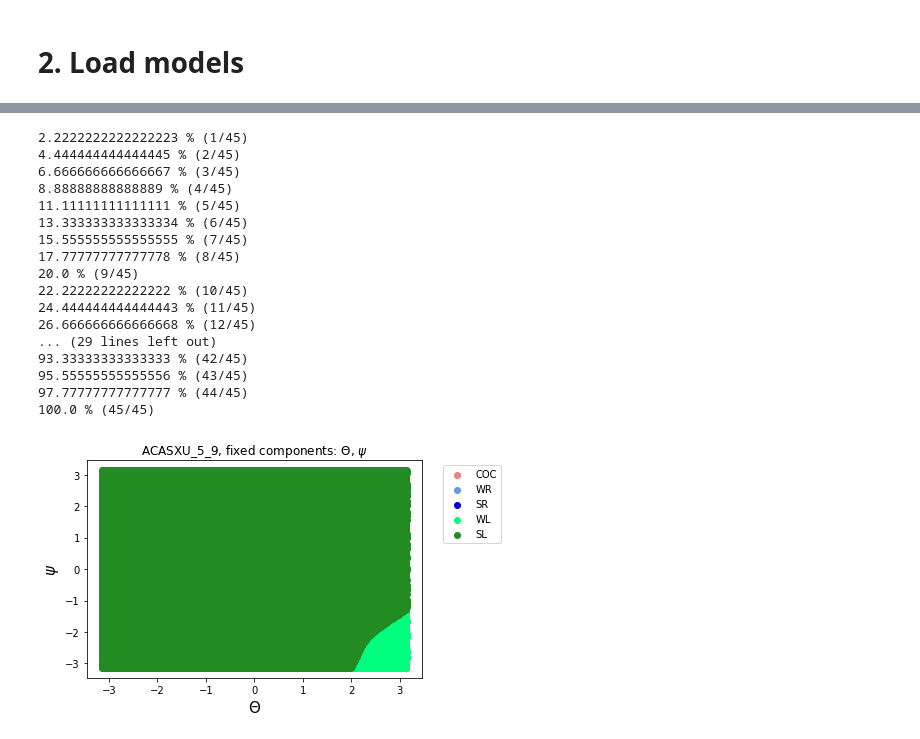
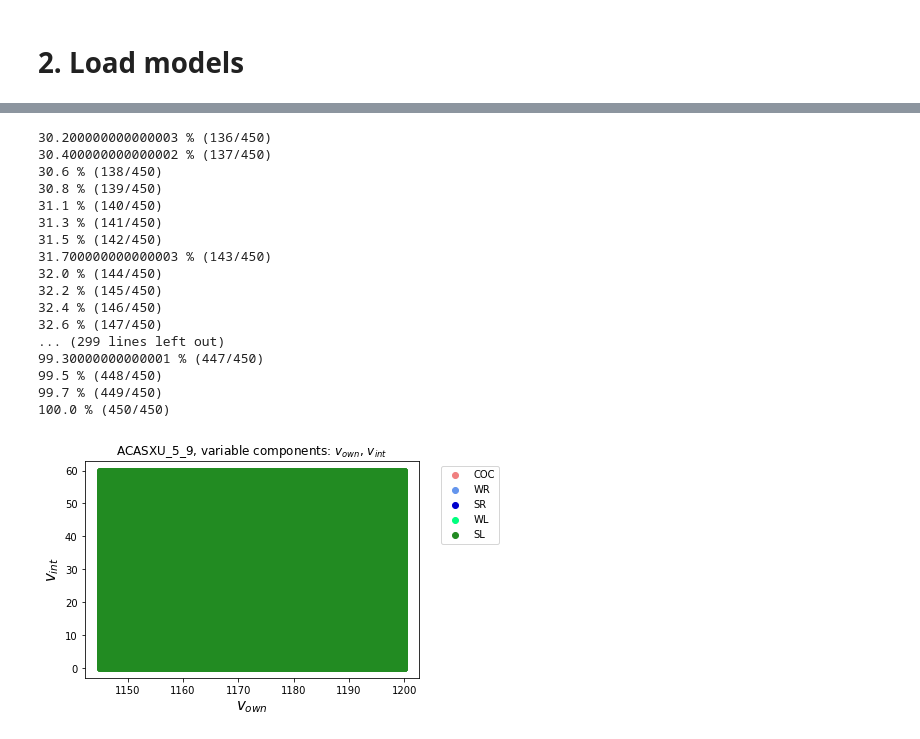
Before and after one commit to thomasghobril/adversarial-attack, a Jupyter notebook: visualisation_PIERRE.ipynb, the cells around one changed output, grey strips where cells are left out. Cells and saved outputs as stored; diff of their text form; code cells hidden in the pictures.

Commit message:
Updating visualization

```diff
--- a/visualisation_PIERRE.ipynb
+++ b/visualisation_PIERRE.ipynb
@@ -244,9 +75,9 @@ Pcheck.shape
 # %%
-def clustering_attempt(N, dim1, dim2, model_arg1, model_arg2, show=True):
+def clustering_attempt(N, dim1, dim2, model_arg1, model_arg2, show=True, save=True, dir="D:/CentraleSupélec/Projet attaques adverses/adversarial-attack/images_clustering/"):
     """
     Analyse la sortie par le réseau model de N entrées générées aléatoirement, dont seules les composantes dim1 et dim2 \n
     varient (les trois autres composantes sont fixées égales à une valeur moyenne).
-    Sauvegarde la figure obtenue, et l'affiche si show waut True.
+    Sauvegarde la figure obtenue, et l'affiche si show vaut True.
     Complexité temporelle : compter 4 secondes pour N=50000, 50 secondes pour N=500000.
     """
     model = models[model_arg1-1][model_arg2-1]
@@ -264,24 +95,23 @@ def clustering_attempt(N, dim1, dim2, model_arg1, model_arg2, show=True):
     rand_outputs = model.predict(normalize(rand_inputs, X_mean, X_range))
     preds = np.argmin(rand_outputs, 1)
 
-    alabels = ["$\rho$", "$\Theta$", "$\psi$", "$v_{own}$", "$v_{int}$"]
+    alabels = [r'$\rho$', "$\Theta$", "$\psi$", "$v_{own}$", "$v_{int}$"]
     textlabels = ["rho", "theta", "psi", "v_own", "v_int"]
 
     def clustering(d1, d2):
         plt.clf()
-        plt.scatter(rand_inputs[preds==0, dim1], rand_inputs[preds==0, dim2], label="COC", color="lightcoral")
-        plt.scatter(rand_inputs[preds==1, dim1], rand_inputs[preds==1, dim2], label="WR",  color="cornflowerblue")
-        plt.scatter(rand_inputs[preds==3, dim1], rand_inputs[preds==3, dim2], label="SR",  color="mediumblue")
-        plt.scatter(rand_inputs[preds==2, dim1], rand_inputs[preds==2, dim2], label="WL",  color="springgreen")
-        plt.scatter(rand_inputs[preds==4, dim1], rand_inputs[preds==4, dim2], label="SL",  color="forestgreen")
+        plt.scatter(rand_inputs[preds==0, d1], rand_inputs[preds==0, d2], label="COC", color="lightcoral")
+        plt.scatter(rand_inputs[preds==1, d1], rand_inputs[preds==1, d2], label="WR",  color="cornflowerblue")
+        plt.scatter(rand_inputs[preds==3, d1], rand_inputs[preds==3, d2], label="SR",  color="mediumblue")
+        plt.scatter(rand_inputs[preds==2, d1], rand_inputs[preds==2, d2], label="WL",  color="springgreen")
+        plt.scatter(rand_inputs[preds==4, d1], rand_inputs[preds==4, d2], label="SL",  color="forestgreen")
         plt.legend(bbox_to_anchor=(1.05, 1))
         plt.xlabel(alabels[dim1], fontsize = 15)
         plt.ylabel(alabels[dim2], fontsize = 15)
         plt.title("ACASXU_{}_{}".format(model_arg1, model_arg2) + ", variable components: " + alabels[d1] + ", " + alabels[d2])
-        plt.savefig("D:/CentraleSupélec/Projet attaques adverses/adversarial-attack/images_clustering/" + textlabels[d1] + "-" + textlabels[d2] + "-ACASXU_{}_{}.png".format(model_arg1, model_arg2), bbox_inches='tight')
+        if save:
+            plt.savefig(dir + textlabels[d1] + "-" + textlabels[d2] + "-ACASXU_{}_{}.png".format(model_arg1, model_arg2), bbox_inches='tight')
         if show:
             plt.show()
 
     clustering(dim1, dim2)
-
-# Ordre : rho, theta, psi, v_own, v_int
@@ -292,38 +118,33 @@ clustering_attempt(500000, 1, 4, 1, 1)
-# %%
-for j in range(1, 10):
-    for i in range(1, 6):
-        clustering_attempt(500000, 1, 2, i, j, False)
-        print("{} % ({}/45)".format(int((i+5*j-5)*100/45), i+5*j-5))
-# %% [output]
-2.2222222222222223 % (1/45)
-4.444444444444445 % (2/45)
-6.666666666666667 % (3/45)
-8.88888888888889 % (4/45)
-11.11111111111111 % (5/45)
-13.333333333333334 % (6/45)
-15.555555555555555 % (7/45)
-17.77777777777778 % (8/45)
-20.0 % (9/45)
-22.22222222222222 % (10/45)
-24.444444444444443 % (11/45)
-26.666666666666668 % (12/45)
-... (29 lines left out)
-93.33333333333333 % (42/45)
-95.55555555555556 % (43/45)
-97.77777777777777 % (44/45)
-100.0 % (45/45)
-[figure, removed]
 # %%
-# ATTENTION - cette cellule met plusieurs heures à s'exécuter
-cpt = 0
-for i in range(1, 6):
-    for j in range(1, 10):
-        for dim1 in range(1, 6):
-            for dim2 in range(1, 6):
-                if dim1 < dim2:
+# ATTENTION - cette cellule met plusieurs heures à s'exécuter. Elle génère les 405 images.
+cpt = 135
+for dim1 in range(0, 5):
+    for dim2 in range(0,5):
+        if dim1< dim2 and dim1 != 1:
+            for i in range(1, 6):
+                for j in range(1, 10):
                     clustering_attempt(500000, dim1, dim2, i, j, False)
                     cpt += 1
                     print("{} % ({}/450)".format(0.1*int(10*cpt*100/450), cpt))
+# %% [output]
+30.200000000000003 % (136/450)
+30.400000000000002 % (137/450)
+30.6 % (138/450)
+30.8 % (139/450)
+31.1 % (140/450)
+31.3 % (141/450)
+31.5 % (142/450)
+31.700000000000003 % (143/450)
+32.0 % (144/450)
+32.2 % (145/450)
+32.4 % (146/450)
+32.6 % (147/450)
+... (299 lines left out)
+99.30000000000001 % (447/450)
+99.5 % (448/450)
+99.7 % (449/450)
+100.0 % (450/450)
+[figure, added]
 # %%
 max_values = [np.max(rand_outputs[:, i]) for i in range(5)]
 min_values = [np.min(rand_outputs[:, i]) for i in range(5)]
```
Also changed, not shown: parts of 25 cells of this notebook.
